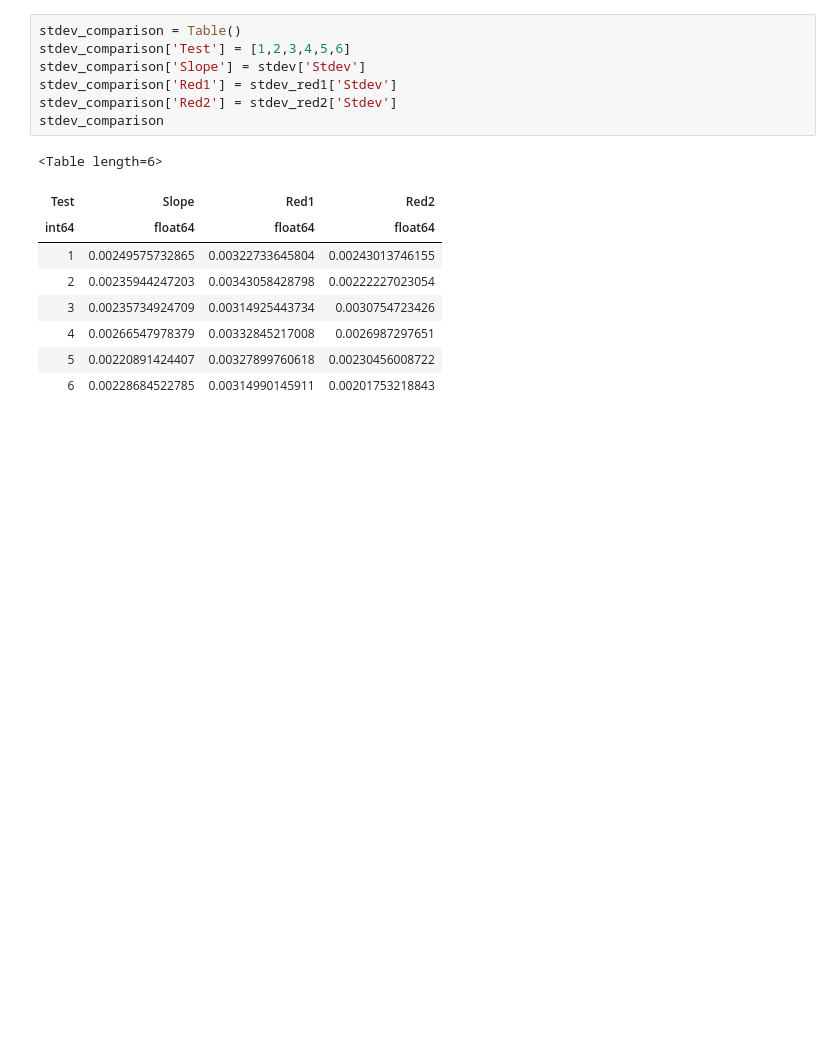
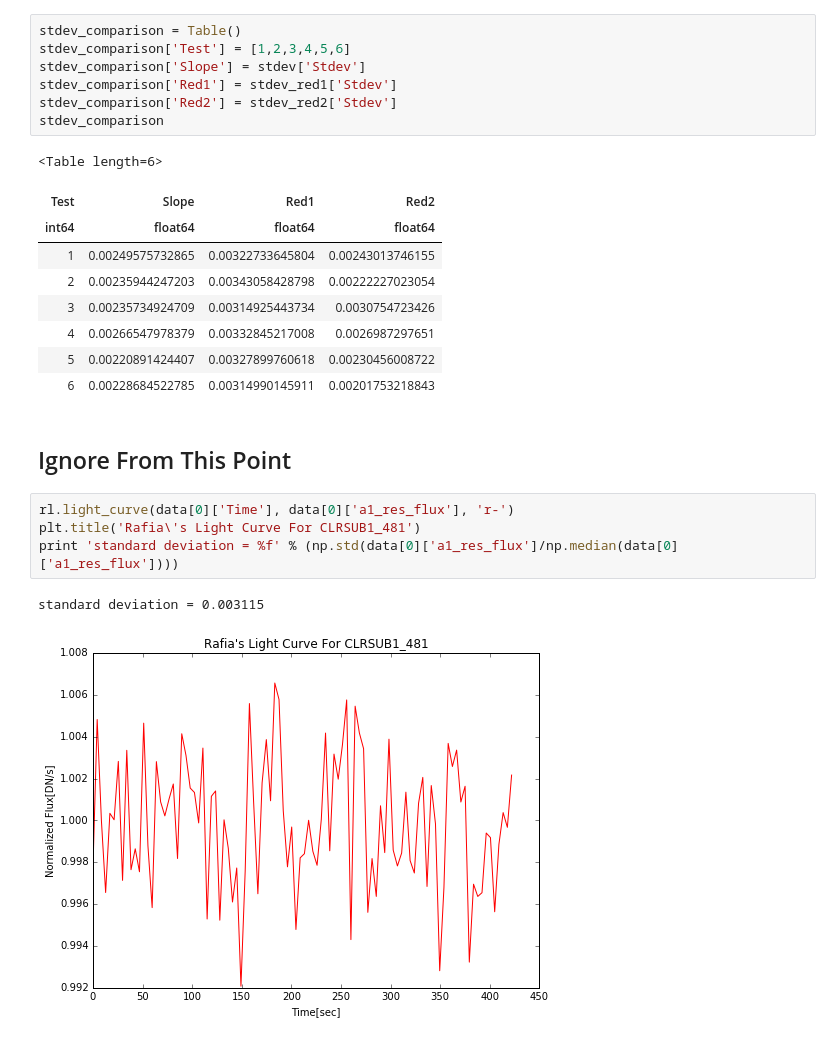
Before and after one commit to rafia37/NIRCam-data-analysis, a Jupyter notebook: Analyzing In-focus data.ipynb, the cells around one changed output. Cells and saved outputs as stored; diff of their text form; blank space fills up the shorter version.

```diff
--- a/Analyzing In-focus data.ipynb
+++ b/Analyzing In-focus data.ipynb
@@ -452,3 +485,12 @@ stdev_comparison
 | 4 | 0.00266547978379 | 0.00332845217008 | 0.0026987297651 |
 | 5 | 0.00220891424407 | 0.00327899760618 | 0.00230456008722 |
 | 6 | 0.00228684522785 | 0.00314990145911 | 0.00201753218843 |
+# %% [markdown]
+## Ignore From This Point
+# %%
+rl.light_curve(data[0]['Time'], data[0]['a1_res_flux'], 'r-')
+plt.title('Rafia\'s Light Curve For CLRSUB1_481')
+print 'standard deviation = %f' % (np.std(data[0]['a1_res_flux']/np.median(data[0]['a1_res_flux'])))
+# %% [output]
+standard deviation = 0.003115
+[figure, added]
```
Also changed, not shown: parts of 10 cells of this notebook, 18 other files.
